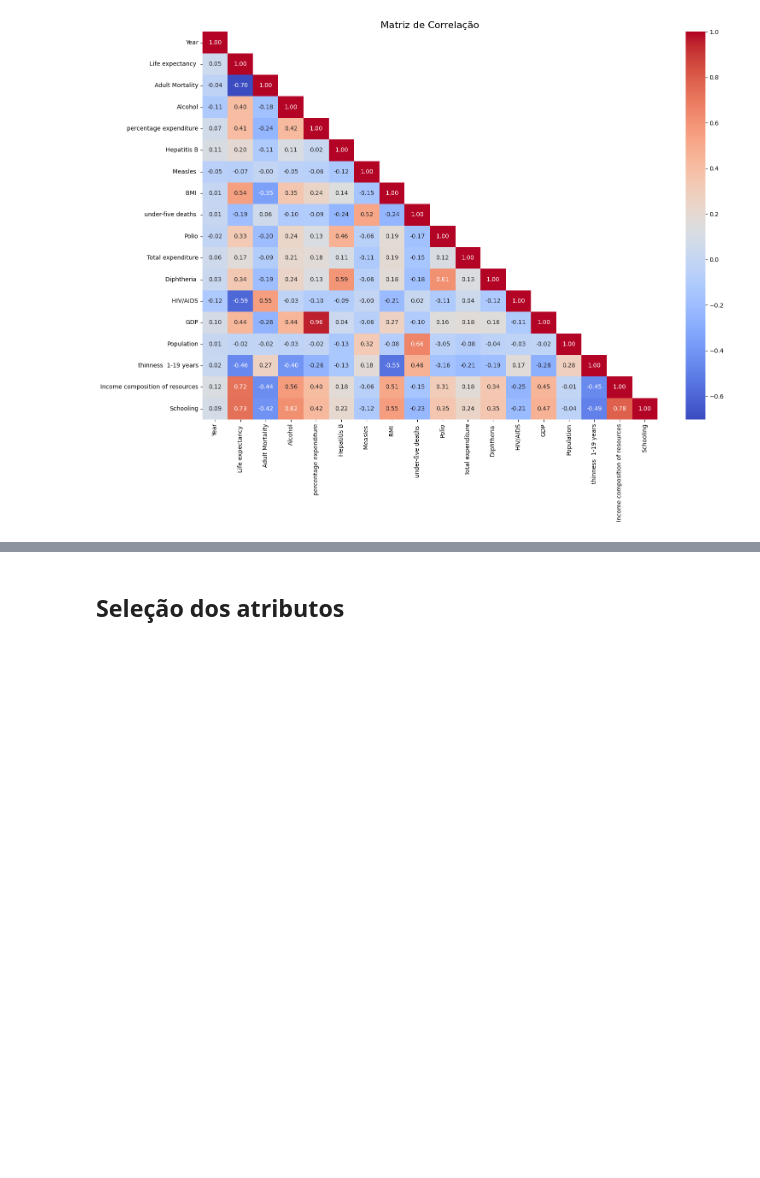
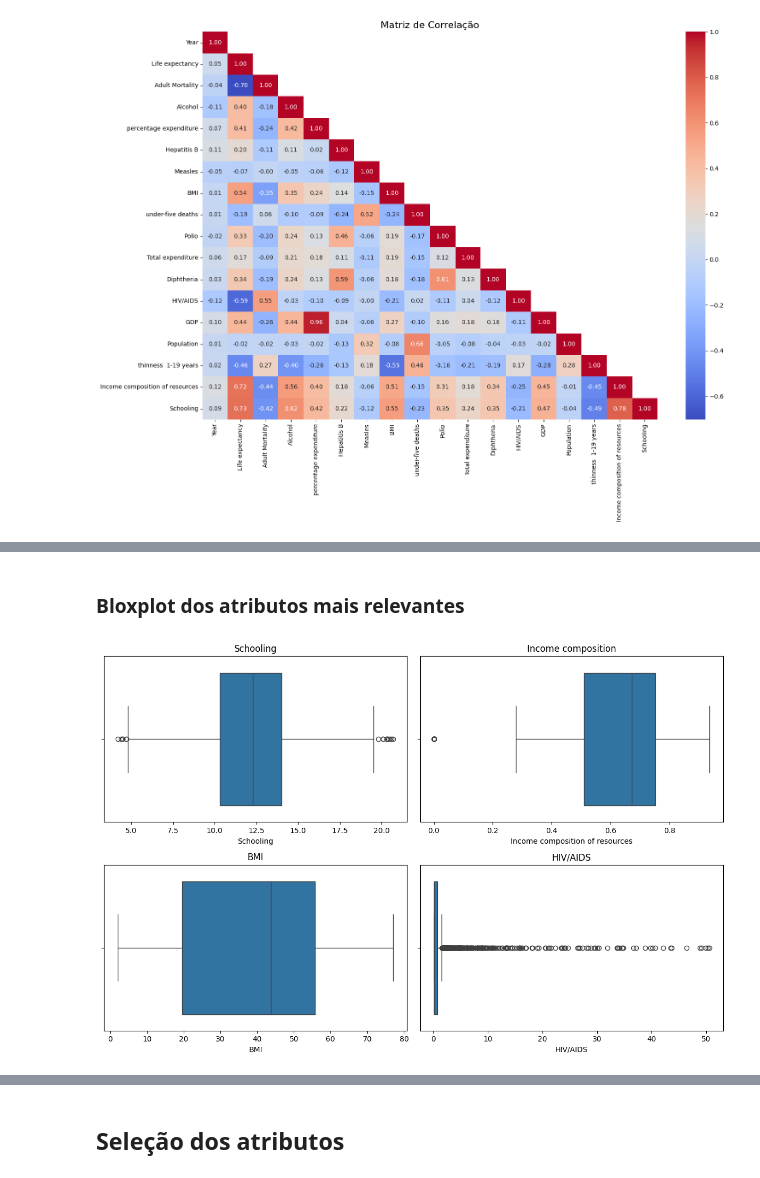
Before and after one commit to pab-h/DataScienceProcess, a Jupyter notebook: notebooks/lifeExpectancy.ipynb, the cells around one changed output, grey strips where cells are left out. Saved outputs shown, nothing was run; the diff lists cells and outputs as text; code cells hidden in the pictures; blank space fills up the shorter version.

```diff
--- a/notebooks/lifeExpectancy.ipynb
+++ b/notebooks/lifeExpectancy.ipynb
@@ -286,0 +303,21 @@ Quanto maior a escolaridade, menor a mortalidade adulta, o que reforça a import
+# %% [markdown]
+### Bloxplot dos atributos mais relevantes
+# %%
+fig, axs = plt.subplots(2, 2, figsize=(12, 8))
+
+sns.boxplot(x=lifeExpectancy['Schooling'], ax=axs[0, 0])
+axs[0, 0].set_title("Schooling")
+
+sns.boxplot(x=lifeExpectancy['Income composition of resources'], ax=axs[0, 1])
+axs[0, 1].set_title("Income composition")
+
+sns.boxplot(x=lifeExpectancy['BMI'], ax=axs[1, 0])
+axs[1, 0].set_title("BMI")
+
+sns.boxplot(x=lifeExpectancy['HIV/AIDS'], ax=axs[1, 1])
+axs[1, 1].set_title("HIV/AIDS")
+
+plt.tight_layout()
+plt.show()
+# %% [output]
+[figure, added]
```
Also changed, not shown: parts of 9 cells of this notebook.
